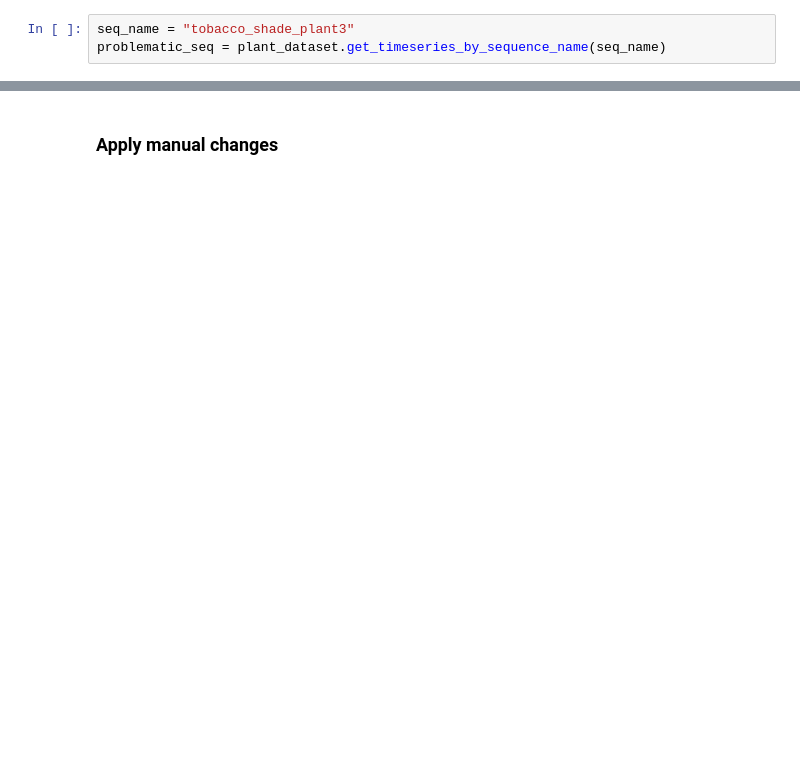
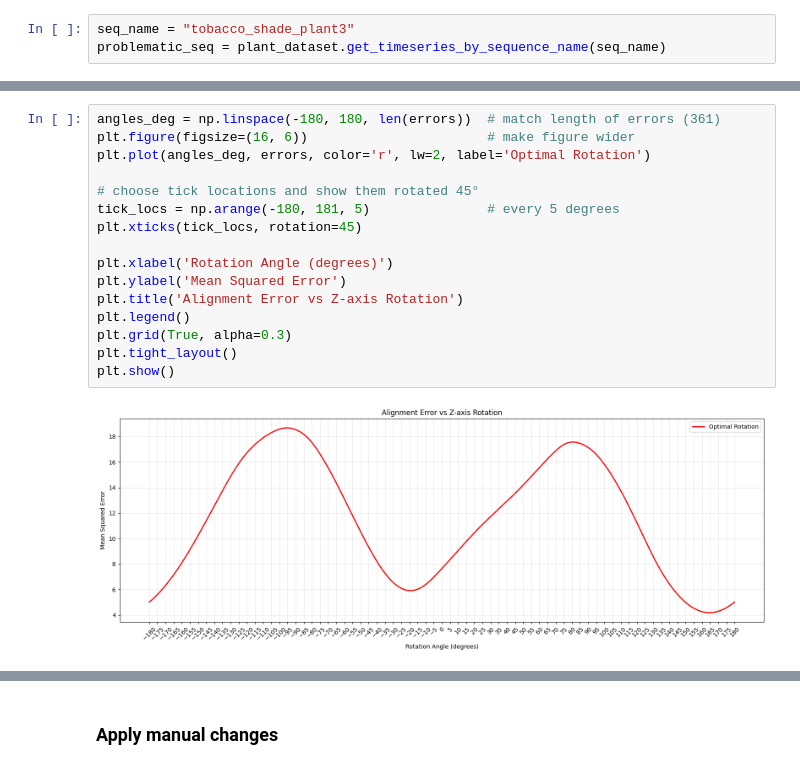
Before and after one commit to Joaquin-Gajardo/plant-shape-analysis, a Jupyter notebook: notebooks/8-plant_sequences_alignment_TrackPlant3D.ipynb, the cells around one changed output, grey strips where cells are left out. Saved outputs shown, nothing was run; the diff lists cells and outputs as text; blank space fills up the shorter version.

```diff
--- a/notebooks/8-plant_sequences_alignment_TrackPlant3D.ipynb
+++ b/notebooks/8-plant_sequences_alignment_TrackPlant3D.ipynb
@@ -1302 +1367,19 @@ print(f"{problematic_seq['sequence_name']}: {curr_idx}: {best_angle}")
+# %%
+angles_deg = np.linspace(-180, 180, len(errors))  # match length of errors (361)
+plt.figure(figsize=(16, 6))                       # make figure wider
+plt.plot(angles_deg, errors, color='r', lw=2, label='Optimal Rotation')
+
+# choose tick locations and show them rotated 45°
+tick_locs = np.arange(-180, 181, 5)               # every 5 degrees
+plt.xticks(tick_locs, rotation=45)
+
+plt.xlabel('Rotation Angle (degrees)')
+plt.ylabel('Mean Squared Error')
+plt.title('Alignment Error vs Z-axis Rotation')
+plt.legend()
+plt.grid(True, alpha=0.3)
+plt.tight_layout()
+plt.show()
+# %% [output]
+[figure, added]
 # %%
```
Also changed, not shown: parts of 19 cells of this notebook, 1 other file.
